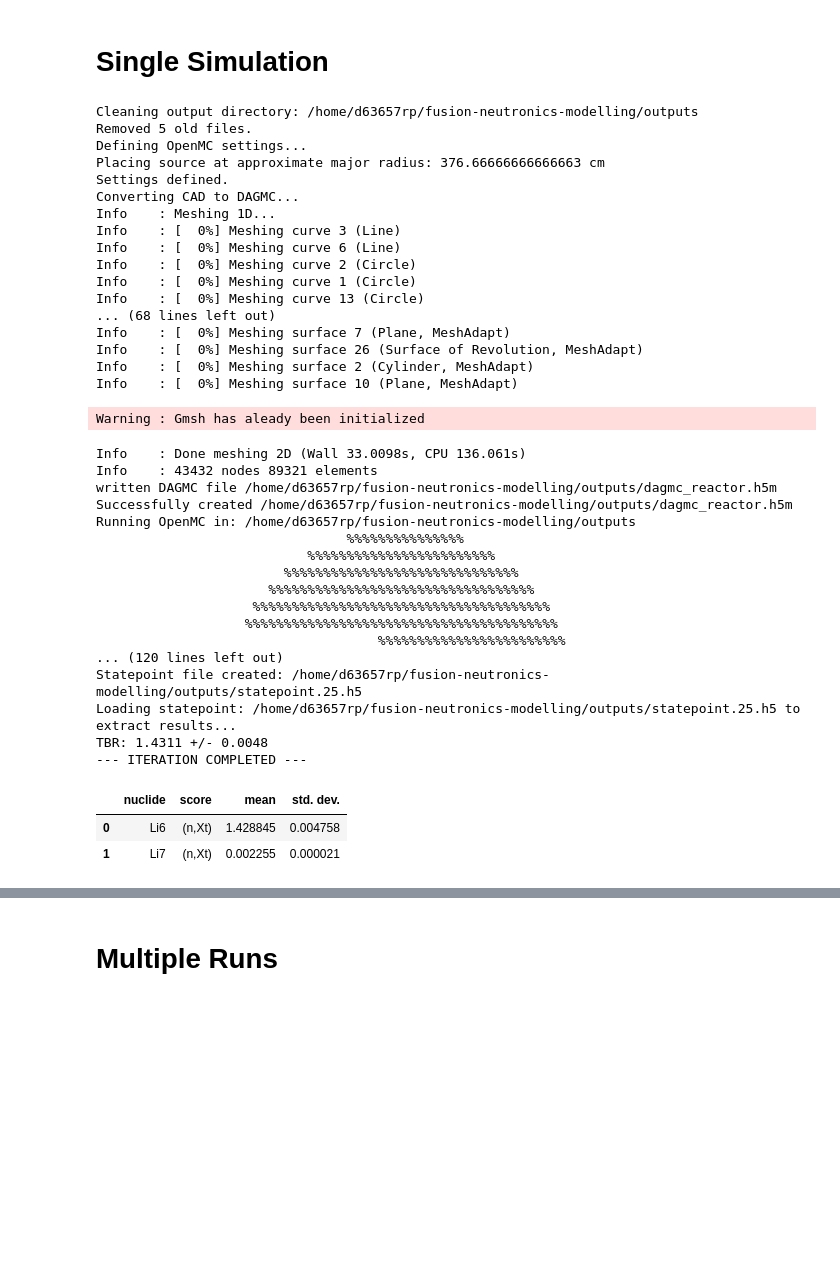
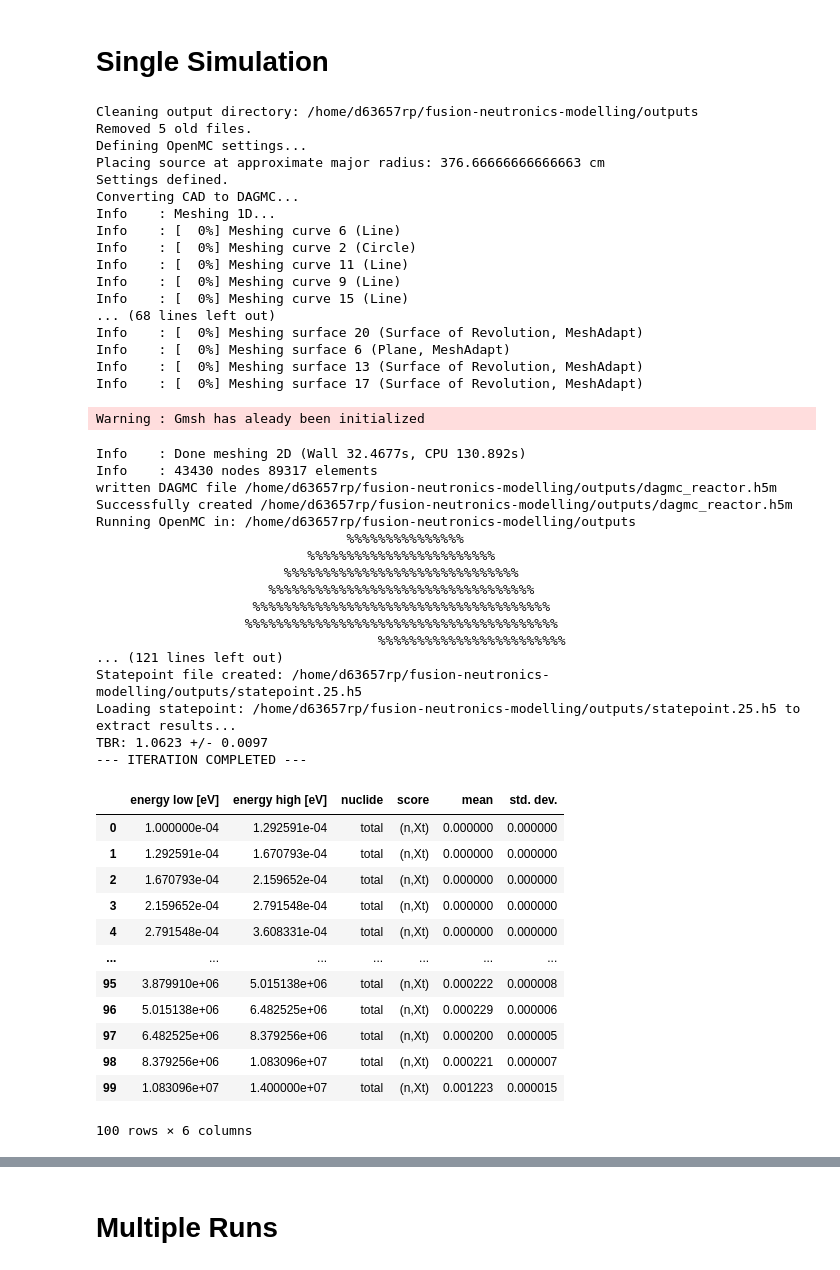
Before and after one commit to VadanKhan/fusion-neutronics-modelling, a Jupyter notebook: fusion_neutronics_modelling/materialsinvestingations.ipynb, the cells around one changed output, grey strips where cells are left out. Cells and saved outputs as stored; diff of their text form; code cells hidden in the pictures; blank space fills up the shorter version.

```diff
--- a/fusion_neutronics_modelling/materialsinvestingations.ipynb
+++ b/fusion_neutronics_modelling/materialsinvestingations.ipynb
@@ -324,10 +928,22 @@ def settings_code(radial_build_list):
     my_settings.run_mode = 'fixed source'
     my_settings.source = my_source
 
+    energies = np.logspace(np.log10(1E-4), np.log10(14E6), 101)
+    energy_filter = openmc.EnergyFilter(energies)
+
 
     tbr_cell_tally = openmc.Tally(name='tbr')
     tbr_cell_tally.scores = ['(n,Xt)']
-    tbr_cell_tally.nuclides = ['Li6', 'Li7']
+    tbr_cell_tally.filters = [energy_filter]
+    #tbr_cell_tally.nuclides = ['Li6', 'Li7']
+
+    scatter_tally = openmc.Tally(name = 'scattering')
+    scatter_tally.scores = ['scatter']
+
+    tbr_energy_tally = openmc.Tally(name = 'tbr_e')
+
+    #tbr_energy_tally.filters = [energy_filter]
+    #tbr_energy_tally.scores['flux']
 
     mesh = openmc.RegularMesh()  # Need to check the qualities of this mesh
     mesh.dimension = [100, 100, 100]
@@ -340,7 +956,7 @@ def settings_code(radial_build_list):
     tbr_mesh_tally.filters = [mesh_filter]
     tbr_mesh_tally.scores = ["(n,Xt)"]
 
-    tallies = openmc.Tallies([tbr_cell_tally, tbr_mesh_tally])
+    tallies = openmc.Tallies([tbr_cell_tally, scatter_tally, tbr_mesh_tally])
     print("Settings defined.")
     return my_settings, tallies
 
@@ -413,51 +1049,65 @@ with openmc.StatePoint(statepoint_file) as sp:
     tbr_mean = tbr_cell_tally.mean.sum()
     tbr_std_dev = tbr_cell_tally.std_dev.sum()
 
-    tbr_values.append(tbr_mean)
-    tbr_errors.append(tbr_std_dev)
+    tbr_values.append(tbr_cell_tally.mean)
+    tbr_errors.append(tbr_cell_tally.std_dev)
+
+
+
 
     # By this point, the statepoint.10.h5 file is closed.
 print(f"TBR: {tbr_mean:.4f} +/- {tbr_std_dev:.4f}")
 print("--- ITERATION COMPLETED ---\n\n")
 
+
 df = tbr_cell_tally.get_pandas_dataframe()
 df
 # %% [output]
 Cleaning output directory: /home/d63657rp/fusion-neutronics-modelling/outputs
 Removed 5 old files.
 Defining OpenMC settings...
 Placing source at approximate major radius: 376.66666666666663 cm
 Settings defined.
 Converting CAD to DAGMC...
 Info    : Meshing 1D...
-Info    : [  0%] Meshing curve 3 (Line)
 Info    : [  0%] Meshing curve 6 (Line)
 Info    : [  0%] Meshing curve 2 (Circle)
-Info    : [  0%] Meshing curve 1 (Circle)
-Info    : [  0%] Meshing curve 13 (Circle)
+Info    : [  0%] Meshing curve 11 (Line)
+Info    : [  0%] Meshing curve 9 (Line)
+Info    : [  0%] Meshing curve 15 (Line)
 ... (68 lines left out)
-Info    : [  0%] Meshing surface 7 (Plane, MeshAdapt)
-Info    : [  0%] Meshing surface 26 (Surface of Revolution, MeshAdapt)
-Info    : [  0%] Meshing surface 2 (Cylinder, MeshAdapt)
-Info    : [  0%] Meshing surface 10 (Plane, MeshAdapt)
+Info    : [  0%] Meshing surface 20 (Surface of Revolution, MeshAdapt)
+Info    : [  0%] Meshing surface 6 (Plane, MeshAdapt)
+Info    : [  0%] Meshing surface 13 (Surface of Revolution, MeshAdapt)
+Info    : [  0%] Meshing surface 17 (Surface of Revolution, MeshAdapt)
 Warning : Gmsh has aleady been initialized
-Info    : Done meshing 2D (Wall 33.0098s, CPU 136.061s)
-Info    : 43432 nodes 89321 elements
+Info    : Done meshing 2D (Wall 32.4677s, CPU 130.892s)
+Info    : 43430 nodes 89317 elements
 written DAGMC file /home/d63657rp/fusion-neutronics-modelling/outputs/dagmc_reactor.h5m
 Successfully created /home/d63657rp/fusion-neutronics-modelling/outputs/dagmc_reactor.h5m
 Running OpenMC in: /home/d63657rp/fusion-neutronics-modelling/outputs
                                 %%%%%%%%%%%%%%%
                            %%%%%%%%%%%%%%%%%%%%%%%%
                         %%%%%%%%%%%%%%%%%%%%%%%%%%%%%%
                       %%%%%%%%%%%%%%%%%%%%%%%%%%%%%%%%%%
                     %%%%%%%%%%%%%%%%%%%%%%%%%%%%%%%%%%%%%%
                    %%%%%%%%%%%%%%%%%%%%%%%%%%%%%%%%%%%%%%%%
                                     %%%%%%%%%%%%%%%%%%%%%%%%
-... (120 lines left out)
+... (121 lines left out)
 Statepoint file created: /home/d63657rp/fusion-neutronics-modelling/outputs/statepoint.25.h5
 Loading statepoint: /home/d63657rp/fusion-neutronics-modelling/outputs/statepoint.25.h5 to extract results...
-TBR: 1.4311 +/- 0.0048
+TBR: 1.0623 +/- 0.0097
 --- ITERATION COMPLETED ---
-|  | nuclide | score | mean | std. dev. |
-| 0 | Li6 | (n,Xt) | 1.428845 | 0.004758 |
-| 1 | Li7 | (n,Xt) | 0.002255 | 0.000021 |
+|  | energy low [eV] | energy high [eV] | nuclide | score | mean | std. dev. |
+| 0 | 1.000000e-04 | 1.292591e-04 | total | (n,Xt) | 0.000000 | 0.000000 |
+| 1 | 1.292591e-04 | 1.670793e-04 | total | (n,Xt) | 0.000000 | 0.000000 |
+| 2 | 1.670793e-04 | 2.159652e-04 | total | (n,Xt) | 0.000000 | 0.000000 |
+| 3 | 2.159652e-04 | 2.791548e-04 | total | (n,Xt) | 0.000000 | 0.000000 |
+| 4 | 2.791548e-04 | 3.608331e-04 | total | (n,Xt) | 0.000000 | 0.000000 |
+| ... | ... | ... | ... | ... | ... | ... |
+| 95 | 3.879910e+06 | 5.015138e+06 | total | (n,Xt) | 0.000222 | 0.000008 |
+| 96 | 5.015138e+06 | 6.482525e+06 | total | (n,Xt) | 0.000229 | 0.000006 |
+| 97 | 6.482525e+06 | 8.379256e+06 | total | (n,Xt) | 0.000200 | 0.000005 |
+| 98 | 8.379256e+06 | 1.083096e+07 | total | (n,Xt) | 0.000221 | 0.000007 |
+| 99 | 1.083096e+07 | 1.400000e+07 | total | (n,Xt) | 0.001223 | 0.000015 |
+100 rows × 6 columns
```
Also changed, not shown: parts of 16 cells of this notebook.
